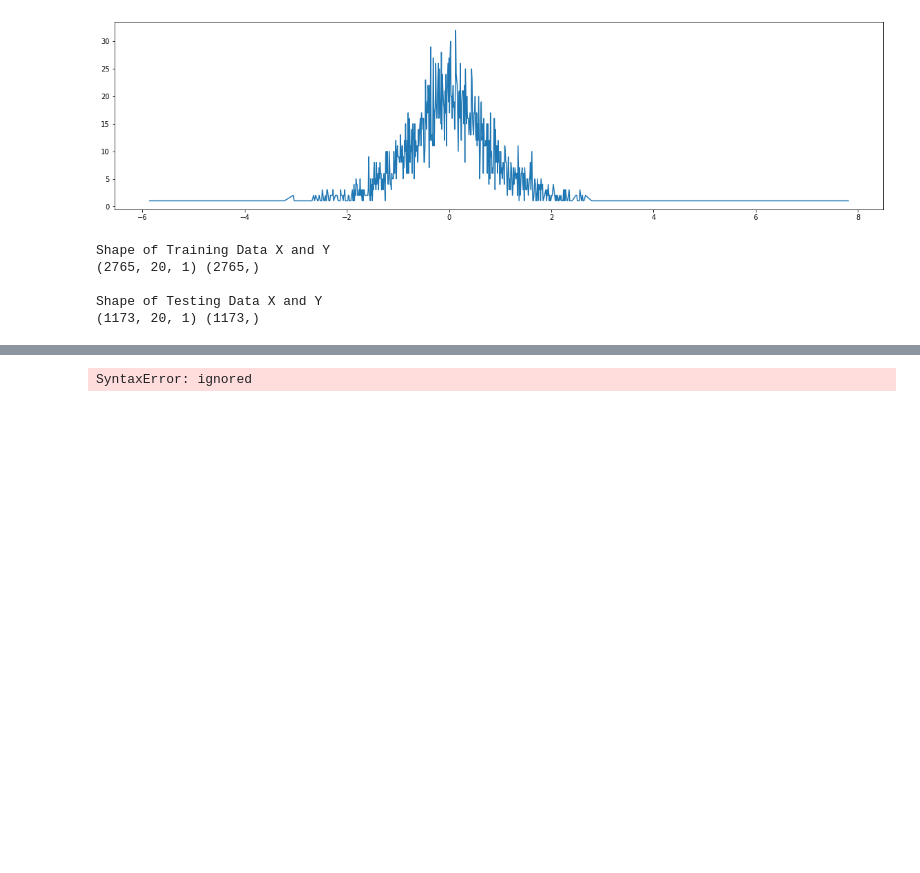
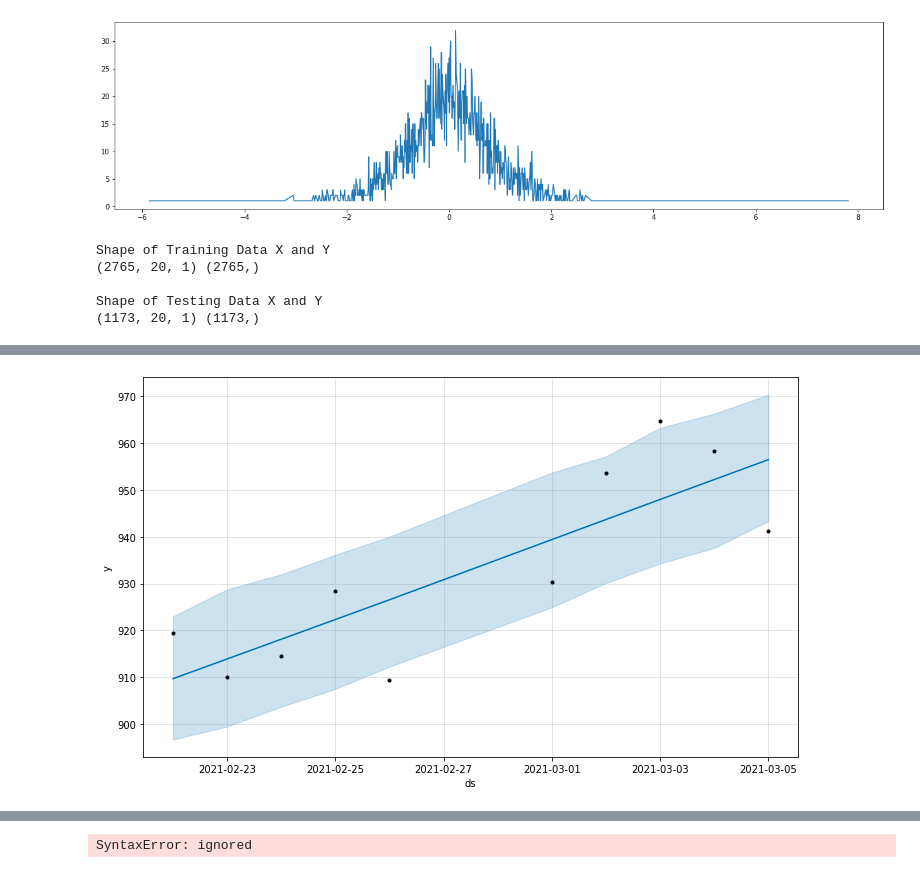
Before and after one commit to ANUNAYBAGGA/Stock-Reserch, a Jupyter notebook: StocksAI.ipynb, the cells around one changed output, grey strips where cells are left out. Drawn from its saved outputs; the diff is of its cells as text; code cells hidden in the pictures; blank space fills up the shorter version.

```diff
--- a/StocksAI.ipynb
+++ b/StocksAI.ipynb
@@ -803,0 +787,99 @@ INFO:fbprophet:Disabling daily seasonality. Run prophet with daily_seasonality=T
+# %%
+#Prophet by FaceBook
+#!pip install fbprophet
+'''
+call_back = 10
+prophet_results = {}
+map_prophet = {}
+for stock in ['HCLTECH', 'BPCL']:
+    print()
+    print(stock , "*************************")
+    print()
+
+    details = db[stock][:call_back].filter(['timestamp','adjusted_close'])
+
+    details.columns = ['ds','y']            #ds and y are fixed names as per prophet documentation
+    details['ds'] = pd.to_datetime(details['ds'])
+
+    model = Prophet()
+
+    model.fit(details)
+
+    future = model.make_future_dataframe(periods=0)
+
+    prediction = model.predict(future)
+    model.plot(prediction)
+    plt.show()
+    model.plot_components(prediction)
+
+    #print(prediction)
+    workspace = prediction['trend'][-call_back:]
+
+    #print(workspace)
+
+    #Newton Divided Difference:
+    def show(l):
+      for i in range(len(l)):
+        print(l[i])
+
+    X = []
+    Y = [i for i in workspace]
+    X = [i for i in range(0,len(workspace)*2 , 2)]
+    print(X,Y)
+
+
+    x = symbols('x')
+    n = len(workspace)
+    table = [[0 for i in range(n+1)] for j in range(2*n-1)]
+
+    count = 0
+    for i in workspace:
+      table[count][0] = count
+      table[count][1] = round(i,2)
+      count+=2
+
+
+    #show(table)
+    tmp = 2*(n-1)
+    for i in range(n-1):
+      col = i + 2
+      a = 0
+      b = 2*(i+1)
+      row = i + 1
+      while row < tmp:
+        #print(row , col)
+        table[row][col] = (table[row+1][col-1] - table[row-1][col-1]) / (table[b][0] - table[a][0])
+        table[row][col] = round(table[row][col],5)
+        a+=2
+        b+=2
+        row = row + 2
+      tmp = row-2
+    show(table)
+    expr = 0
+    count = 1
+    row = 1
+    col = 2
+
+    for i in range(1,n):
+      tmp = 1
+      for j in range(i):
+
+            tmp*= (x - j*2)
+
+      expr+=tmp * table[row][col]
+      row+=1
+      col+=1
+
+    print("Expression : {} ".format(expr))    # + f(0) is missing in this final equation cause we are anyways differentiating it in the next step and f'(constant) = 0 so skip it.
+    expr_diff = expr.diff()
+    tmp = expr.replace(x,18)
+    print(tmp)
+    print("Derivative of expression with respect to x : {}".format(expr_diff))
+    print(2*(n-2))
+    ans = expr_diff.replace(x,2*(n-1))
+
+    print("The derivative at terminating date = " , ans)
+    map_prophet[stock] = ans
+print(map_prophet)
+'''
+# %% [output]
@@ -803,0 +891 @@ INFO:fbprophet:Disabling daily seasonality. Run prophet with daily_seasonality=T
+[figure, added]
```
Also changed, not shown: parts of 10 cells of this notebook.
